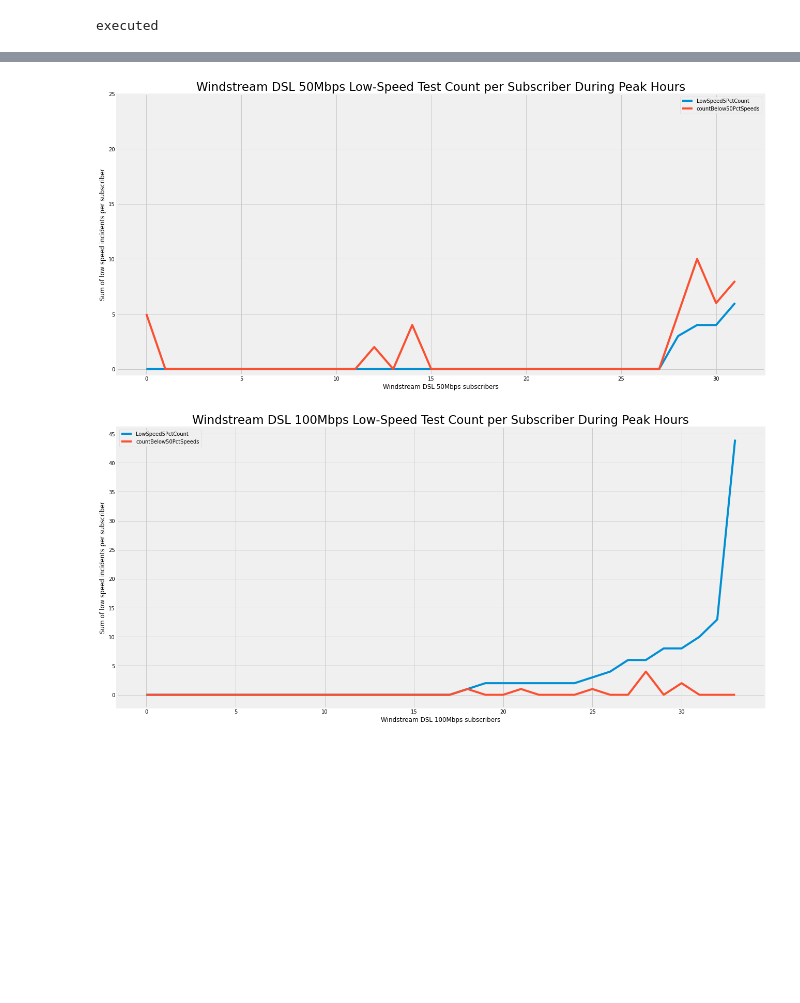
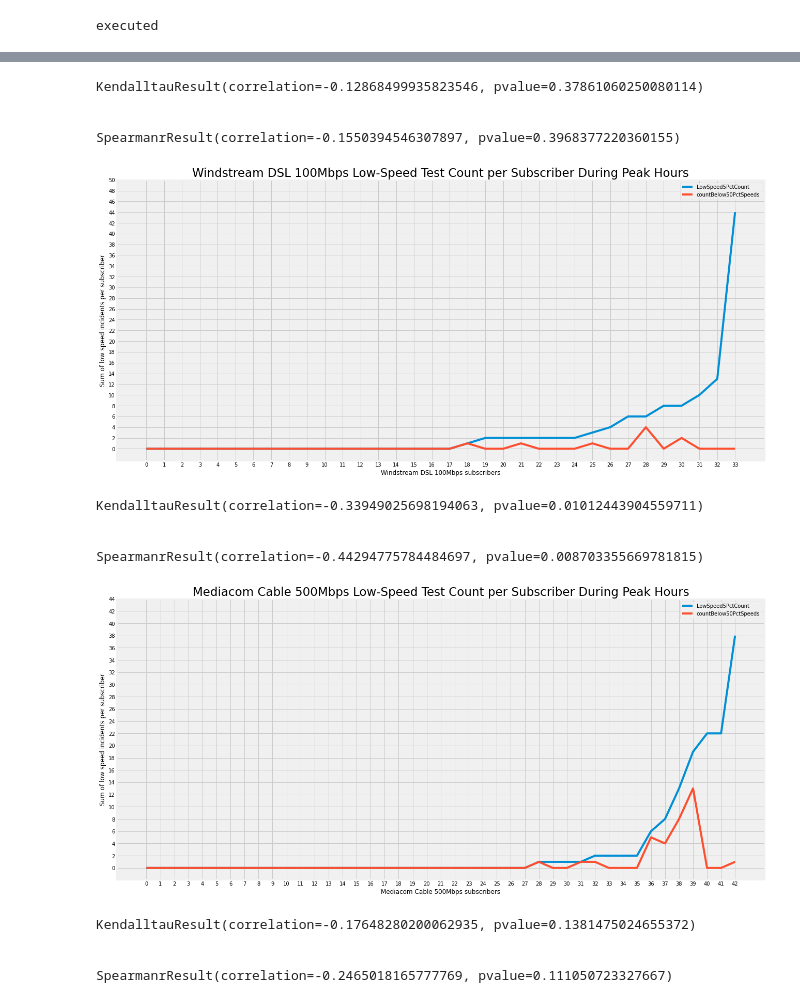
Before and after one commit to afreund415/MBA-broadband-research, a Jupyter notebook: Spatial & Temporal MBA Data Tests.ipynb, the cells around one changed output, grey strips where cells are left out. Drawn from its saved outputs; the diff is of its cells as text; code cells hidden in the pictures; blank space fills up the shorter version.

Commit message:
adding spatial and temporal MBA data tests for select tiers + basic correlation tests w/ 95th pct speeds (fastest)

```diff
--- a/Spatial & Temporal MBA Data Tests.ipynb
+++ b/Spatial & Temporal MBA Data Tests.ipynb
@@ -148,30 +174,60 @@ executed
+# %%
+print(stats.kendalltau(windstream50['LowSpeed5PctCount'], windstream50['_95PctSpeedMbps']))
+print('\n')
+print(stats.spearmanr(windstream50['LowSpeed5PctCount'], windstream50['_95PctSpeedMbps']))
+# %% [output]
+KendalltauResult(correlation=-0.12868499935823546, pvalue=0.37861060250080114)
+
+
+SpearmanrResult(correlation=-0.1550394546307897, pvalue=0.3968377220360155)
 # %%
-ax = windstream50.plot(y = ['LowSpeed5PctCount', 'countBelow50PctSpeeds'],  kind = 'line',
+ax = windstream100.plot(y = ['LowSpeed5PctCount', 'countBelow50PctSpeeds'],  kind = 'line',
                    fontsize = 10, rot = 0, figsize = (20,10), grid = True)
 
-plt.yticks(np.arange(0, 30, 5))
+plt.yticks(np.arange(0, 52, 2))
+plt.xticks(np.arange(0, len(windstream100), 1))
 
-ax.set_xlabel('Windstream DSL 50Mbps subscribers')
+
+ax.set_xlabel('Windstream DSL 100Mbps subscribers')
 ax.set_ylabel('Sum of low speed incidents per subscriber')
-ax.set_title('Windstream DSL 50Mbps Low-Speed Test Count per Subscriber During Peak Hours', fontsize=23)
+ax.set_title('Windstream DSL 100Mbps Low-Speed Test Count per Subscriber During Peak Hours', fontsize=23)
 
 
 plt.show()
 # %% [output]
-[figure, old version]
+[figure, new version]
+# %%
+print(stats.kendalltau(windstream100['LowSpeed5PctCount'], windstream100['_95PctSpeedMbps']))
+print('\n')
+print(stats.spearmanr(windstream100['LowSpeed5PctCount'], windstream100['_95PctSpeedMbps']))
+# %% [output]
+KendalltauResult(correlation=-0.33949025698194063, pvalue=0.01012443904559711)
+
+
+SpearmanrResult(correlation=-0.44294775784484697, pvalue=0.008703355669781815)
 # %%
-ax = windstream100.plot(y = ['LowSpeed5PctCount', 'countBelow50PctSpeeds'],  kind = 'line',
+ax = mediacom500.plot(y = ['LowSpeed5PctCount', 'countBelow50PctSpeeds'],  kind = 'line',
                    fontsize = 10, rot = 0, figsize = (20,10), grid = True)
 
-plt.yticks(np.arange(0, 50, 5))
+plt.yticks(np.arange(0, 46, 2))
+plt.xticks(np.arange(0, len(mediacom500), 1))
 
 
-ax.set_xlabel('Windstream DSL 100Mbps subscribers')
+ax.set_xlabel('Mediacom Cable 500Mbps subscribers')
 ax.set_ylabel('Sum of low speed incidents per subscriber')
-ax.set_title('Windstream DSL 100Mbps Low-Speed Test Count per Subscriber During Peak Hours', fontsize=23)
+ax.set_title('Mediacom Cable 500Mbps Low-Speed Test Count per Subscriber During Peak Hours', fontsize=23)
 
 
 plt.show()
 # %% [output]
-[figure, old version]
+[figure, new version]
+# %%
+print(stats.kendalltau(mediacom500['LowSpeed5PctCount'], mediacom500['_95PctSpeedMbps']))
+print('\n')
+print(stats.spearmanr(mediacom500['LowSpeed5PctCount'], mediacom500['_95PctSpeedMbps']))
+# %% [output]
+KendalltauResult(correlation=-0.17648280200062935, pvalue=0.1381475024655372)
+
+
+SpearmanrResult(correlation=-0.2465018165777769, pvalue=0.111050723327667)
 # %%
```
Also changed, not shown: parts of 7 cells of this notebook.
